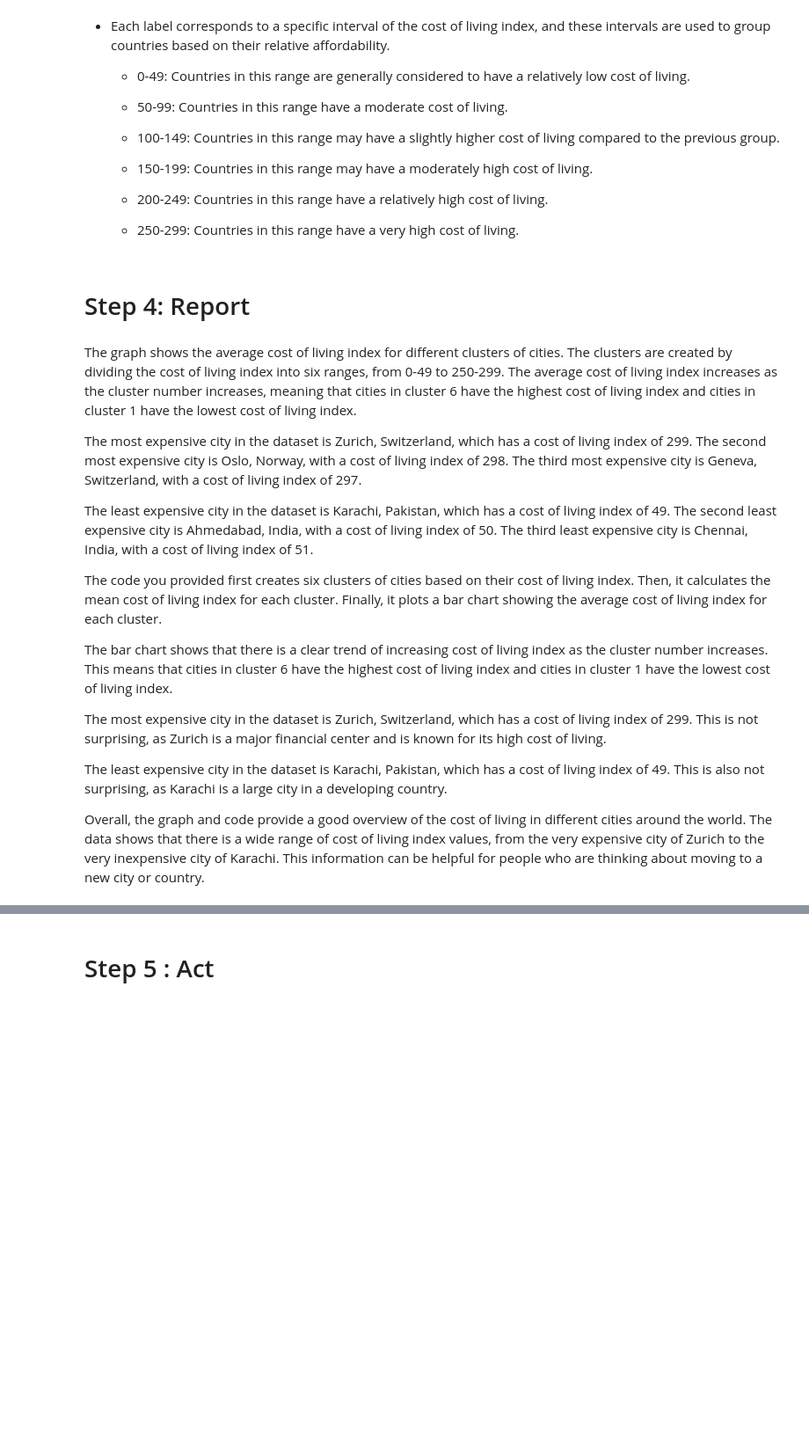
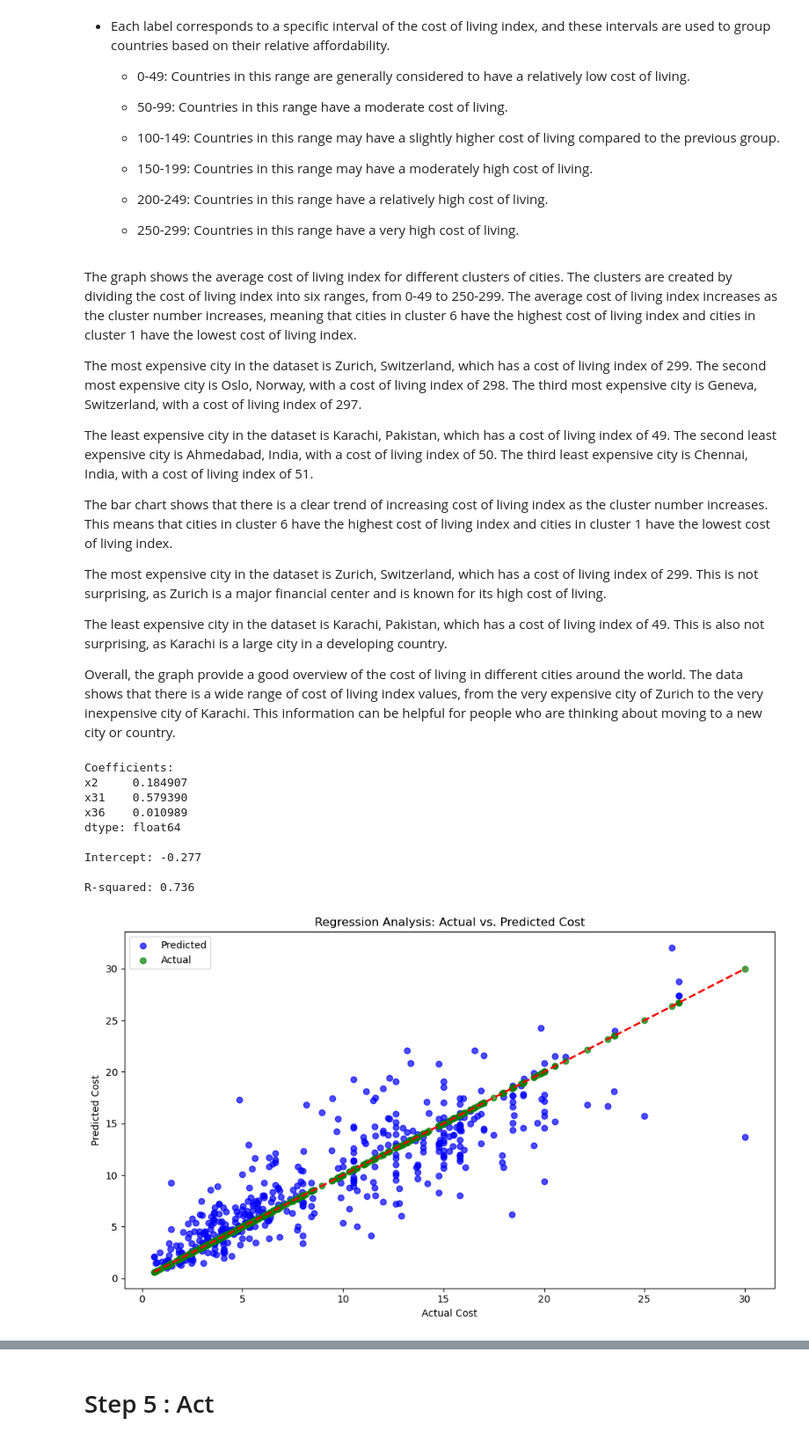
Before and after one commit to aunhengly/ana500-microProject, a Jupyter notebook: Hengly-MicroProject.ipynb, the cells around one changed output, grey strips where cells are left out. Shown at 88% size. Cells and saved outputs as stored; diff of their text form; code cells hidden in the pictures; blank space fills up the shorter version.

```diff
--- a/Hengly-MicroProject.ipynb
+++ b/Hengly-MicroProject.ipynb
@@ -513,8 +421,6 @@ plt.show()
   - 200-249: Countries in this range have a relatively high cost of living.
 
   - 250-299: Countries in this range have a very high cost of living.
-# %% [markdown]
-# Step 4: Report
 # %% [markdown]
 The graph shows the average cost of living index for different clusters of cities. The clusters are created by dividing the cost of living index into six ranges, from 0-49 to 250-299. The average cost of living index increases as the cluster number increases, meaning that cities in cluster 6 have the highest cost of living index and cities in cluster 1 have the lowest cost of living index.
 
@@ -522,12 +428,72 @@ The most expensive city in the dataset is Zurich, Switzerland, which has a cost
 
 The least expensive city in the dataset is Karachi, Pakistan, which has a cost of living index of 49. The second least expensive city is Ahmedabad, India, with a cost of living index of 50. The third least expensive city is Chennai, India, with a cost of living index of 51.
 
-The code you provided first creates six clusters of cities based on their cost of living index. Then, it calculates the mean cost of living index for each cluster. Finally, it plots a bar chart showing the average cost of living index for each cluster.
-
 The bar chart shows that there is a clear trend of increasing cost of living index as the cluster number increases. This means that cities in cluster 6 have the highest cost of living index and cities in cluster 1 have the lowest cost of living index.
 
 The most expensive city in the dataset is Zurich, Switzerland, which has a cost of living index of 299. This is not surprising, as Zurich is a major financial center and is known for its high cost of living.
 
 The least expensive city in the dataset is Karachi, Pakistan, which has a cost of living index of 49. This is also not surprising, as Karachi is a large city in a developing country.
 
-Overall, the graph and code provide a good overview of the cost of living in different cities around the world. The data shows that there is a wide range of cost of living index values, from the very expensive city of Zurich to the very inexpensive city of Karachi. This information can be helpful for people who are thinking about moving to a new city or country.
+Overall, the graph provide a good overview of the cost of living in different cities around the world. The data shows that there is a wide range of cost of living index values, from the very expensive city of Zurich to the very inexpensive city of Karachi. This information can be helpful for people who are thinking about moving to a new city or country.
+# %%
+#Model Training and Evaluation
+
+
+# selected_vars =['x1', 'x2', 'x31','x36','x48', 'x49', 'x52', 'x53'] # Intercept: 0.04778 R-squared: 0.6887
+# selected_vars =['x1', 'x2', 'x31','x36','x48', 'x49'] #Intercept: 0.03225 R-squared: 0.6903
+# selected_vars =['x1', 'x2', 'x31','x36','x52', 'x53'] # Intercept: -0.2706 R-squared: 0.7376
+
+selected_vars =['x1', 'x2', 'x31','x36'] #Intercept: -0.2767 R-squared: 0.7357
+
+data_selected = df_1_cleaned_ex[selected_vars]
+
+# Split the data into features (X) and target (y)
+X = data_selected.drop('x1', axis=1)  # Independent variables
+y = data_selected['x1']               # Dependent variable
+
+# Split data into training and testing sets
+X_train, X_test, y_train, y_test = train_test_split(X, y, test_size=0.2, random_state=42)
+
+# Train a linear regression model
+model = LinearRegression()
+model.fit(X_train, y_train)
+
+# Make predictions for the test set
+y_pred = model.predict(X_test)
+
+# Calculate the R-squared score
+r_squared = model.score(X_test, y_test)
+
+# Print model coefficients and intercept
+coefficients = pd.Series(model.coef_, index=X.columns)
+print("Coefficients:")
+print(coefficients)
+
+print("\nIntercept:", model.intercept_.round(3))
+
+# Print R-squared score
+print("\nR-squared:", r_squared.round(3))
+
+# Visualize predicted vs. actual values
+plt.figure(figsize=(10, 6))
+plt.scatter(y_test, y_pred, color='blue', label='Predicted', alpha=0.7)  # Blue for predicted values
+plt.scatter(y_test, y_test, color='green', label='Actual', alpha=0.7)     # Green for actual values
+
+plt.plot([min(y_test), max(y_test)], [min(y_test), max(y_test)], linestyle='--', color='red', linewidth=2)
+plt.xlabel('Actual Cost')
+plt.ylabel('Predicted Cost')
+plt.title('Regression Analysis: Actual vs. Predicted Cost')
+plt.tight_layout()
+plt.legend()
+plt.show()
+# %% [output]
+Coefficients:
+x2     0.184907
+x31    0.579390
+x36    0.010989
+dtype: float64
+
+Intercept: -0.277
+
+R-squared: 0.736
+[figure, new version]
```
Also changed, not shown: parts of 25 cells of this notebook.
